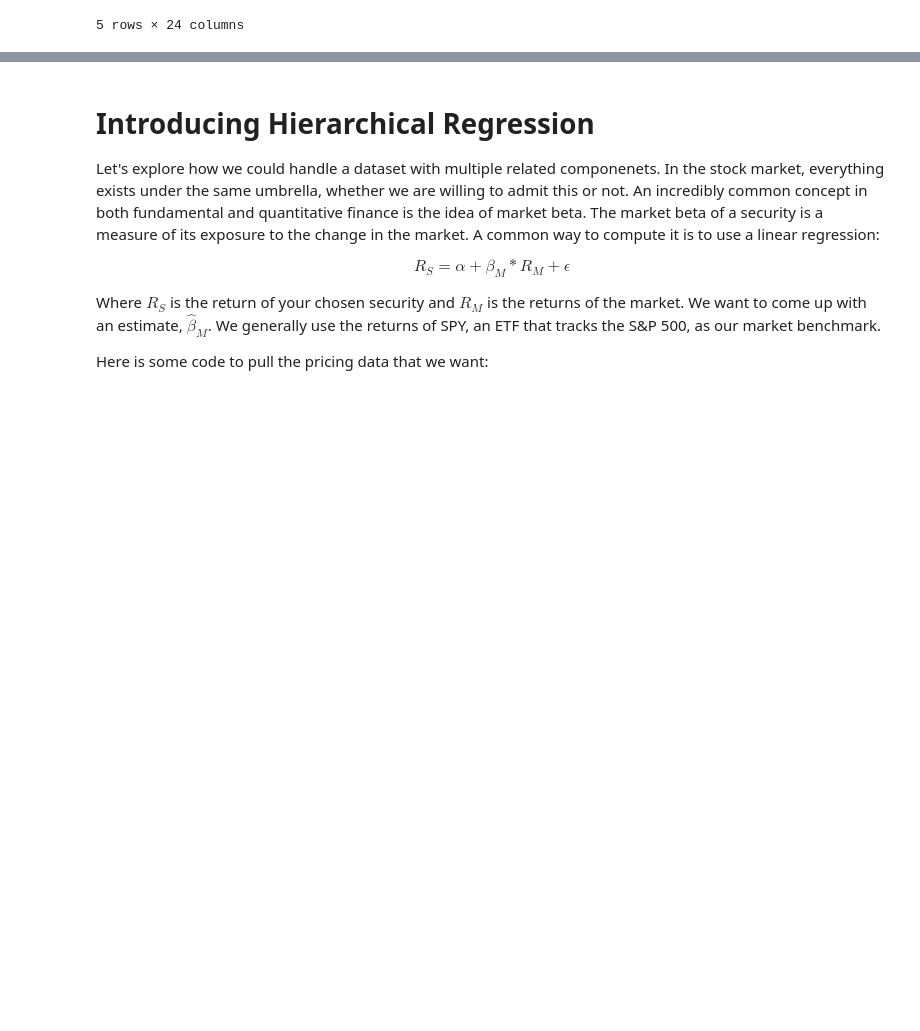
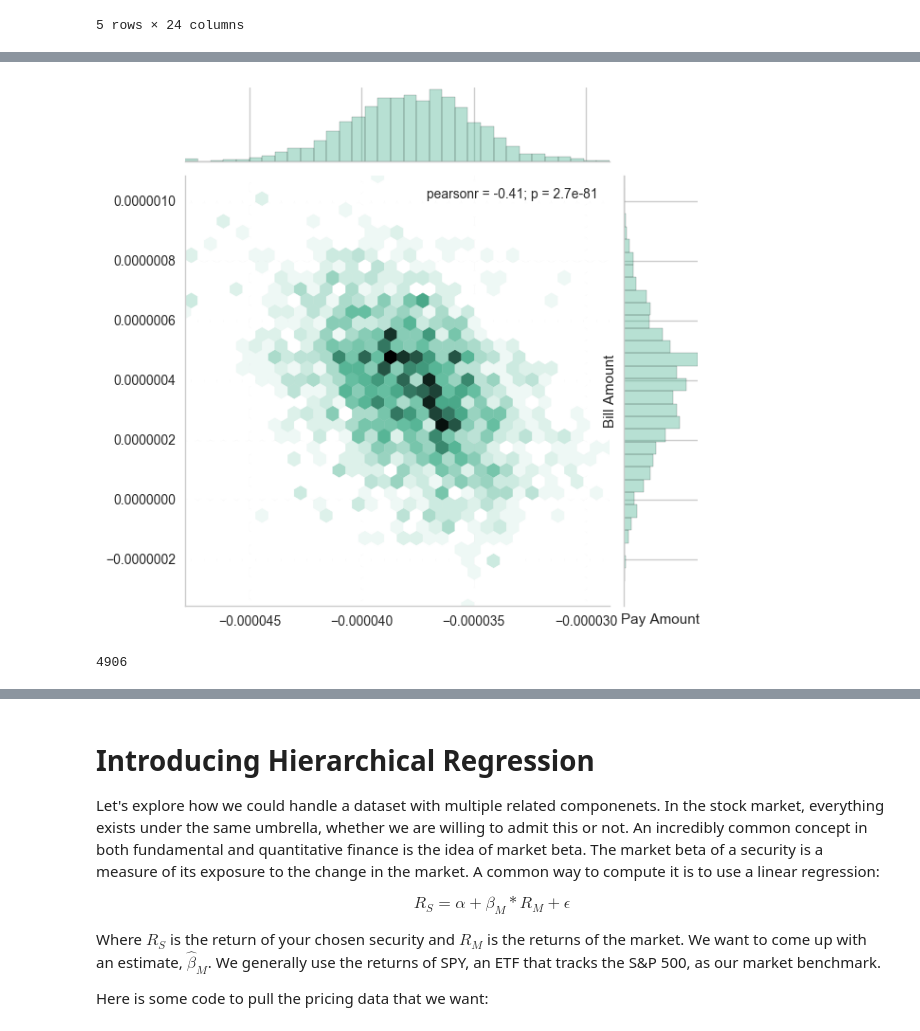
Before and after one commit to pydata/pydata-cookbook, a Jupyter notebook: papers/maxwell_margenot/bayesian_linear_regression.ipynb, the cells around one changed output, grey strips where cells are left out. Saved outputs shown, nothing was run; the diff lists cells and outputs as text; code cells hidden in the pictures; blank space fills up the shorter version.

```diff
--- a/papers/maxwell_margenot/bayesian_linear_regression.ipynb
+++ b/papers/maxwell_margenot/bayesian_linear_regression.ipynb
@@ -258,0 +229,11 @@ Assigned NUTS to p_logodds_
+# %%
+sns.jointplot(trace['PAY_AMT1'], trace['BILL_AMT1'], kind="hex", color="#4CB391")
+plt.xlabel("Pay Amount")
+plt.ylabel("Bill Amount")
+plt.show()
+# %% [output]
+[figure, added]
+# %%
+(data['BILL_AMT1'] > 100000).sum()
+# %% [output]
+4906
```
Also changed, not shown: parts of 21 cells of this notebook.
